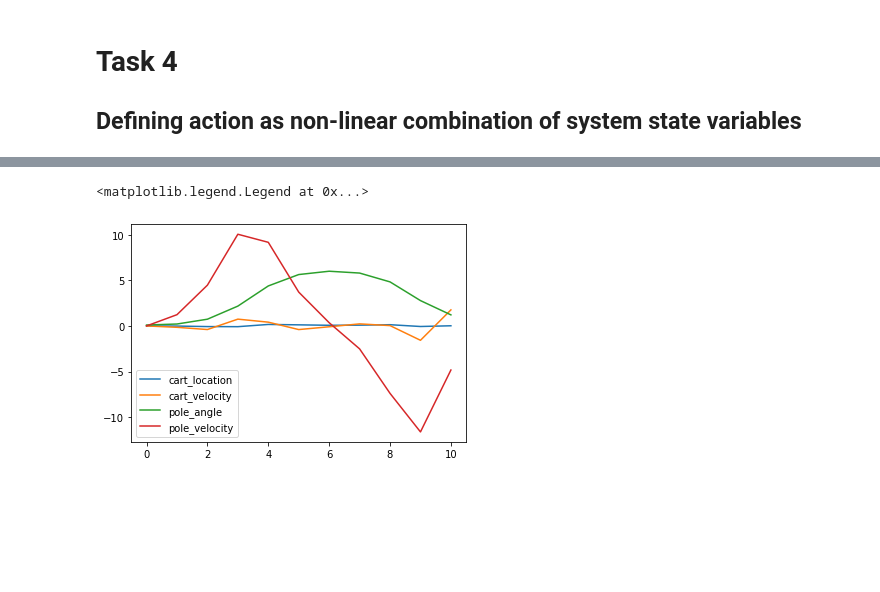
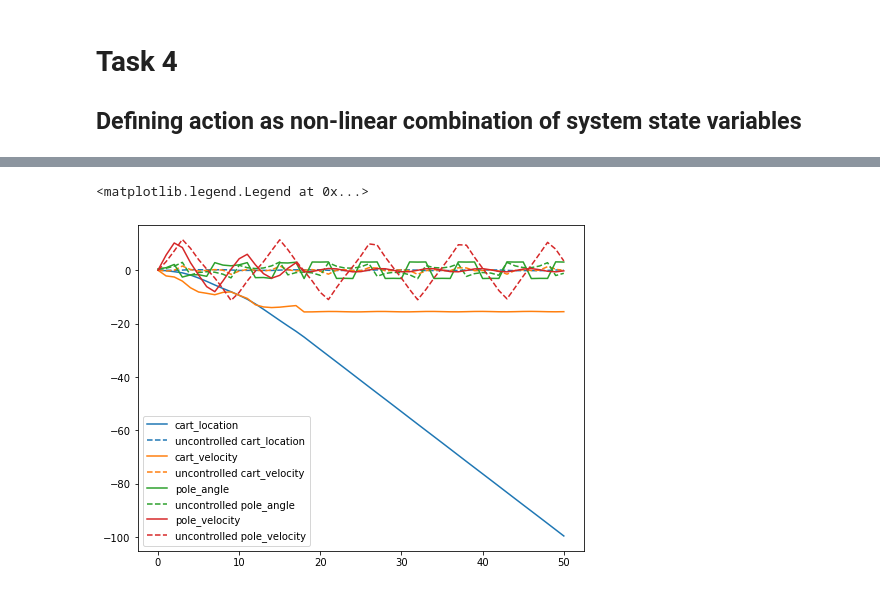
Before and after one commit to jordanesmith/SF3-Machine-Learning-Project, a Jupyter notebook: Task4.ipynb, the cells around one changed output, grey strips where cells are left out. Drawn from its saved outputs; the diff is of its cells as text; code cells hidden in the pictures; blank space fills up the shorter version.

```diff
--- a/Task4.ipynb
+++ b/Task4.ipynb
@@ -65,0 +77,14 @@ w_i = np.array([ 3.48555800e+02, -6.37890203e-01, -7.06130398e-02, -2.73892480e-
+# %%
+array_start = np.concatenate((w_i_start, W_start.flatten()))
+kwargs_ = {'linear':False, 'w_i':w_i_start, 'X_i_vals':X_i_vals, 'entire_array':array_start,
+           'W':W_start, 'parameter_to_be_optimised':'entire_array',
+           'model_predictive_control':False, 'alpha':0.5,
+           'sig_start':np.array([0.75, 0.6, 0.25, 0.4]),
+           'sig_end':np.array([0.75, 0.6, 0.25, 0.4])}
+
+optim_ = scipy.optimize.minimize(training_loss, array_start, method = 'Nelder-Mead',
+                        args=(np.array([0.5,0.5,0.5,0.5,0]), kwargs_),
+                              options={'disp':True})
+w_i = optim_['x'][:-16]
+W = optim_['x'][-16:].reshape(4,4)
+w_i_start, w_i, w_i_start.shape, W, W_start, W_start.shape
@@ -67,19 +143,26 @@ w_i = np.array([ 3.48555800e+02, -6.37890203e-01, -7.06130398e-02, -2.73892480e-
 def project_rollout_non_linear_policy(initial_x, steps=1, **kwargs):
 
     cp = CartPole()
-    cp.cart_location, cp.cart_velocity, cp.pole_angle, cp.pole_velocity = initial_x.copy()
+    cp.cart_location, cp.cart_velocity, cp.pole_angle, cp.pole_velocity, action_ = initial_x.copy()
     x_ = initial_x.copy()
+    uc_ = x_.copy()
     x_history = [x_]
+    uncontrolled_history = [uc_.copy()]
+
 
     for step in range(steps):
-        action_ = 20 * math.tanh((non_linear_policy(kwargs['w_i'], x_, kwargs['X_i_vals'], kwargs['W'])))
-        print(action_)
+        action_ = non_linear_policy(kwargs['w_i'], x_, kwargs['X_i_vals'], kwargs['W'])
         cp.performAction(action_)
-        x_ = np.array([cp.cart_location, cp.cart_velocity, cp.pole_angle, cp.pole_velocity])
+        x_ = np.array([cp.cart_location, cp.cart_velocity, remap_angle(cp.pole_angle), cp.pole_velocity])
+        uc_ = np.array(move_cart(uc_, steps=1, display_plots=False, remap_angle=True))
+        uncontrolled_history.append(uc_)
         x_history.append(x_)
 
-    return x_history
+    x_history = np.array(x_history)
+    uncontrolled_history = np.array(uncontrolled_history)
+
+    return x_history, uncontrolled_history
 # %%
-steps = 10
-x_history = project_rollout_non_linear_policy(np.array([0,0,0.1,0]), steps=steps, w_i=w_i, X_i_vals=X_i_vals, W=W)
-plt.plot([i for i in range(len(x_history))], [loss(x_) for x_ in x_history])
+steps = 50
+x_history, uncontrolled_history = project_rollout_non_linear_policy(np.array([0.,0.,0.5,0.,0.]), steps=steps, w_i=w_i, X_i_vals=X_i_vals, W=W)
+# plt.plot([i for i in range(len(x_history))], [loss(x_) for x_ in x_history])
@@ -99,9 +169,12 @@ plt.plot([i for i in range(len(x_history))], [loss(x_) for x_ in x_history])
 # %%
-fig, ax = plt.subplots(1, 1)
-
+fig, ax = plt.subplots(1, 1, figsize=(8,6))
+color_list = ['C{}--'.format(i) for i in range(4)]
 for i in [0,1,2,3]:
     ax.plot([i for i in range(steps+1)], [x[i] for x in x_history], label=index_to_variable[i])
+    ax.plot([i for i in range(steps+1)], [uc[i] for uc in uncontrolled_history], color_list[i],
+            label='uncontrolled {}'.format(index_to_variable[i]))
 ax.legend()
+# ax.set_ylim(-3,3)
 # %% [output]
 <matplotlib.legend.Legend at 0x...>
-[figure, old version]
+[figure, new version]
```
Also changed, not shown: parts of 13 cells of this notebook, 3 other files.
